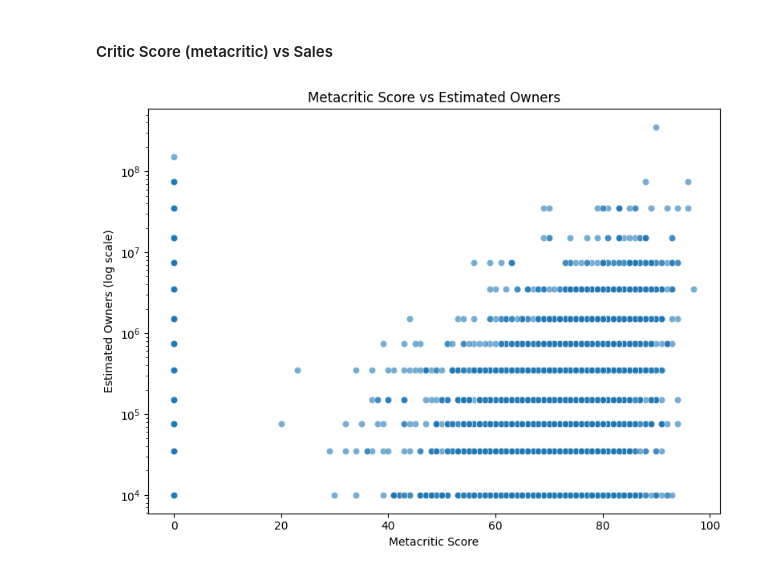
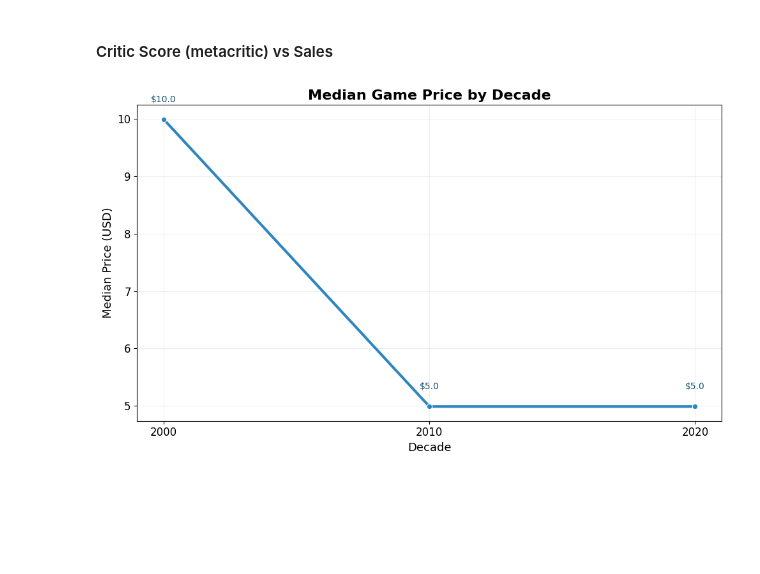
Before and after one commit to Mahanidhii/EDA-Case-Studies, a Jupyter notebook: Video Game Sales & Reviews Analysis/analysis.ipynb, the cells around one changed output. Cells and saved outputs as stored; diff of their text form; code cells hidden in the pictures; blank space fills up the shorter version.

```diff
--- a/Video Game Reviews Analysis/analysis.ipynb
+++ b/Video Game Sales & Reviews Analysis/analysis.ipynb
@@ -384,15 +384,49 @@ publishers
 # %% [markdown]
 #### Critic Score (metacritic) vs Sales
 # %%
-plt.figure(figsize=(8,6))
-sub = df.dropna(subset=['metacritic_score','avg_owners'])
-sns.scatterplot(data=sub, x='metacritic_score', y='avg_owners', alpha=0.6)
-plt.yscale('log')
-plt.title("Metacritic Score vs Estimated Owners")
-plt.xlabel("Metacritic Score")
-plt.ylabel("Estimated Owners (log scale)")
+price_trend = (
+    df.dropna(subset=['price', 'decade'])
+      .groupby('decade')['price_usd']
+      .median()
+      .reset_index()
+)
+# Remove decades with unrealistic or extremely low sample size
+decade_counts = df.groupby('decade')['price_usd'].count().reset_index(name='count')
+price_trend = price_trend.merge(decade_counts, on='decade')
+price_trend = price_trend[price_trend['count'] >= 20]
+
+plt.figure(figsize=(10,6))
+
+sns.lineplot(
+    data=price_trend,
+    x='decade',
+    y='price_usd',
+    marker='o',
+    linewidth=3,
+    color="#2E86C1"
+)
+
+# Add value labels above points
+for _, row in price_trend.iterrows():
+    plt.text(
+        row['decade'],
+        row['price_usd'] + 0.3,
+        f"${row['price_usd']:.1f}",
+        ha='center',
+        fontsize=10,
+        color='#1B4F72'
+    )
+
+plt.title("Median Game Price by Decade", fontsize=16, fontweight='bold')
+plt.xlabel("Decade", fontsize=13)
+plt.ylabel("Median Price (USD)", fontsize=13)
+
+plt.xticks(price_trend['decade'], rotation=0, fontsize=12)
+plt.yticks(fontsize=12)
+plt.grid(alpha=0.2)
+
 plt.tight_layout()
-plt.savefig(fig_dir/"Critic Score vs Owners.png")
+plt.savefig(fig_dir/"Price by decade.png")
 plt.show()
 # %% [output]
-[figure, old version]
+[figure, new version]
```
Also changed, not shown: parts of 2 cells of this notebook, 5 other files.
